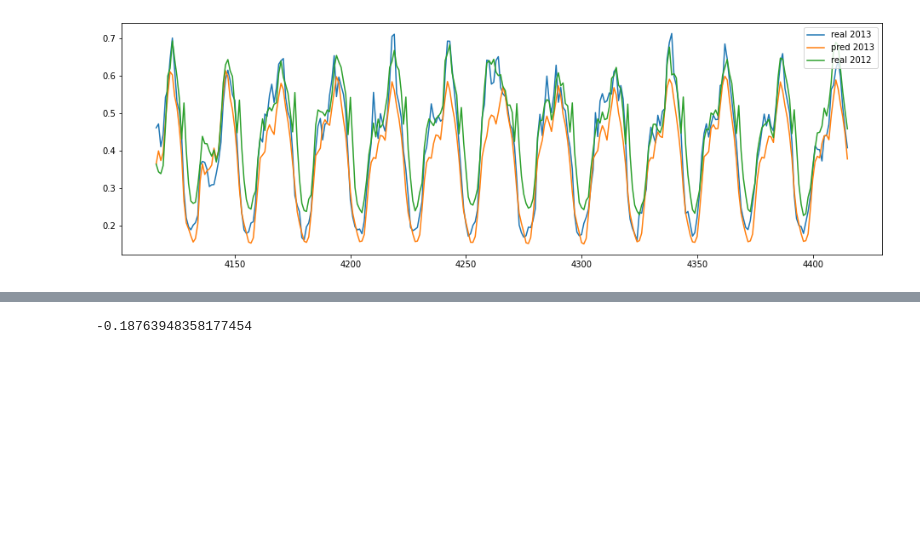
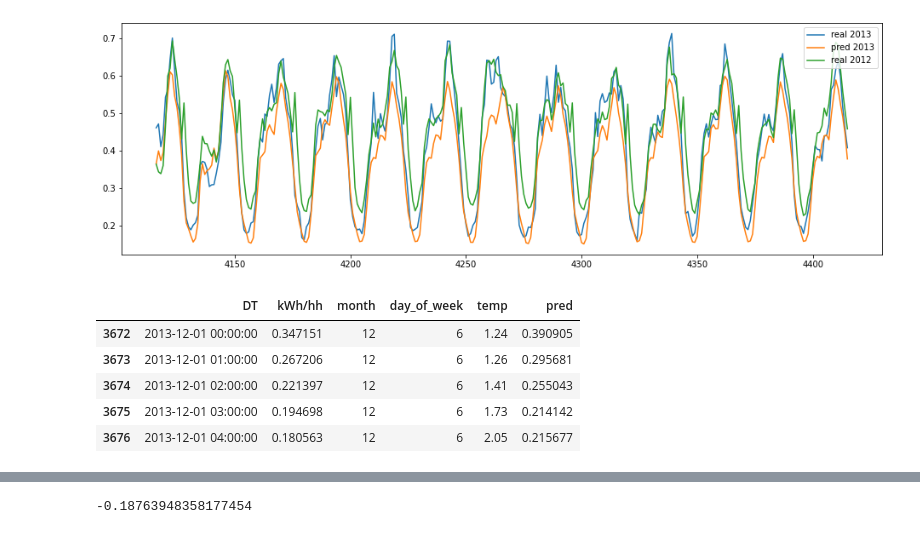
Before and after one commit to sabanejad/demand-response, a Jupyter notebook: code/SabaTests_updated.ipynb, the cells around one changed output, grey strips where cells are left out. Saved outputs shown, nothing was run; the diff lists cells and outputs as text; code cells hidden in the pictures; blank space fills up the shorter version.

```diff
--- a/code/SabaTests_updated.ipynb
+++ b/code/SabaTests_updated.ipynb
@@ -357,6 +357,15 @@ plt.legend(loc=1)
 plt.show()
 # %% [output]
 [figure]
+# %%
+df2013_com.head()
+# %% [output]
+|  | DT | kWh/hh | month | day_of_week | temp | pred |
+| 3672 | 2013-12-01 00:00:00 | 0.347151 | 12 | 6 | 1.24 | 0.390905 |
+| 3673 | 2013-12-01 01:00:00 | 0.267206 | 12 | 6 | 1.26 | 0.295681 |
+| 3674 | 2013-12-01 02:00:00 | 0.221397 | 12 | 6 | 1.41 | 0.255043 |
+| 3675 | 2013-12-01 03:00:00 | 0.194698 | 12 | 6 | 1.73 | 0.214142 |
+| 3676 | 2013-12-01 04:00:00 | 0.180563 | 12 | 6 | 2.05 | 0.215677 |
 # %%
 # comfortable
 plt.figure(figsize=(16, 5))
```
Also changed, not shown: parts of 3 cells of this notebook, 10 other files.
